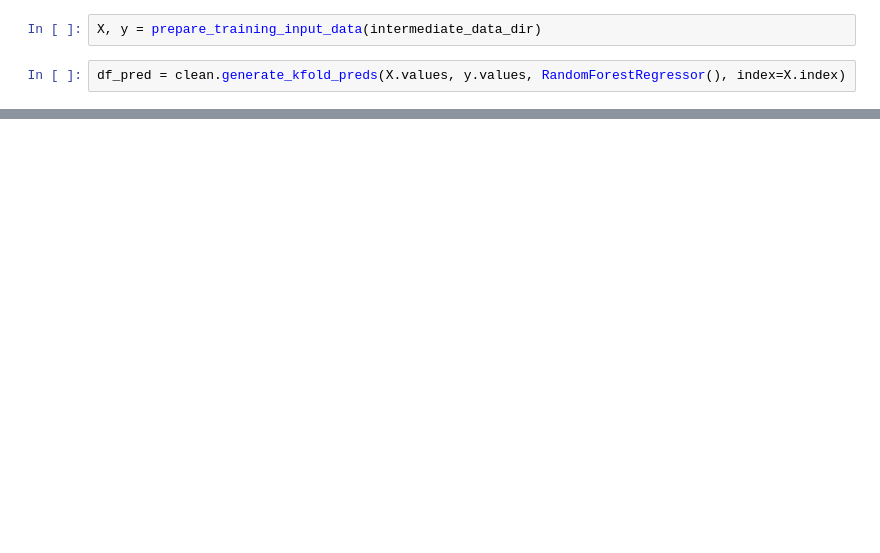
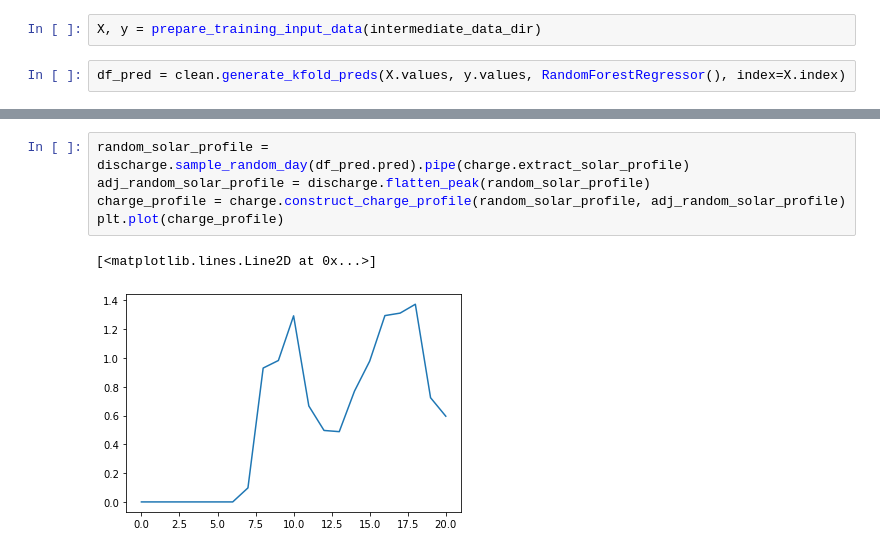
Before and after one commit to AyrtonB/WPD-DS-Challenge, a Jupyter notebook: nbs/08-pv-forecast.ipynb, the cells around one changed output, grey strips where cells are left out. Saved outputs shown, nothing was run; the diff lists cells and outputs as text; blank space fills up the shorter version.

```diff
--- a/nbs/08-pv-forecast.ipynb
+++ b/nbs/08-pv-forecast.ipynb
@@ -60,0 +96,8 @@ plt.scatter(df_pred.pred, df_pred.true, s=0.1)
+# %%
+random_solar_profile = discharge.sample_random_day(df_pred.pred).pipe(charge.extract_solar_profile)
+adj_random_solar_profile = discharge.flatten_peak(random_solar_profile)
+charge_profile = charge.construct_charge_profile(random_solar_profile, adj_random_solar_profile)
+plt.plot(charge_profile)
+# %% [output]
+[<matplotlib.lines.Line2D at 0x...>]
+[figure, added]
```
Also changed, not shown: parts of 20 cells of this notebook, 6 other files.
